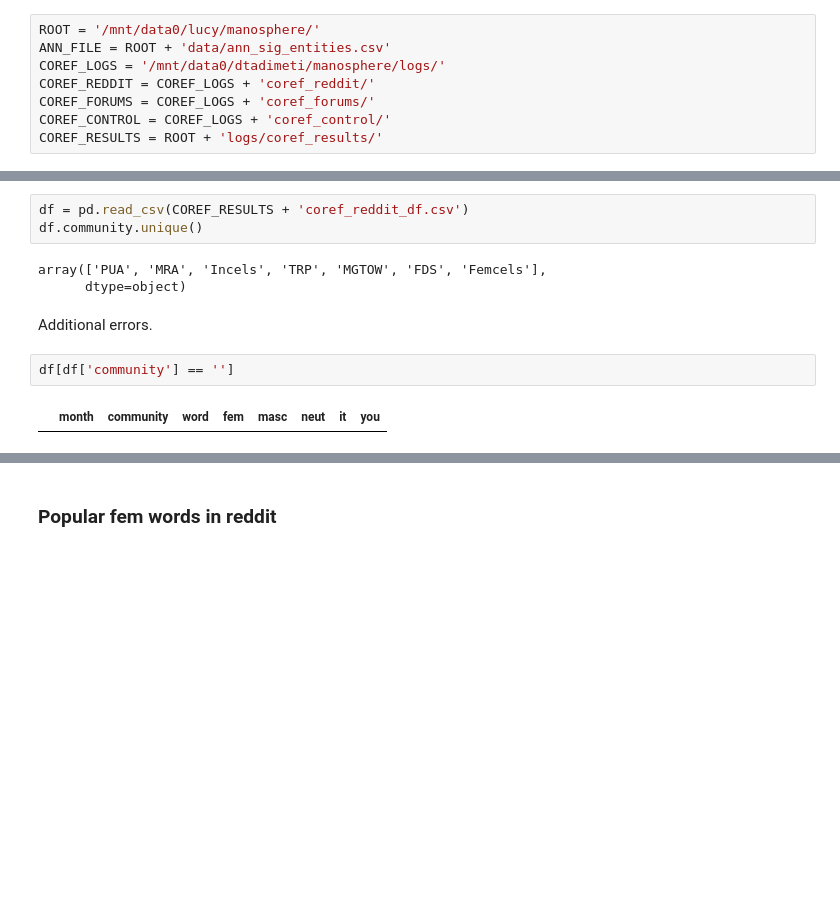
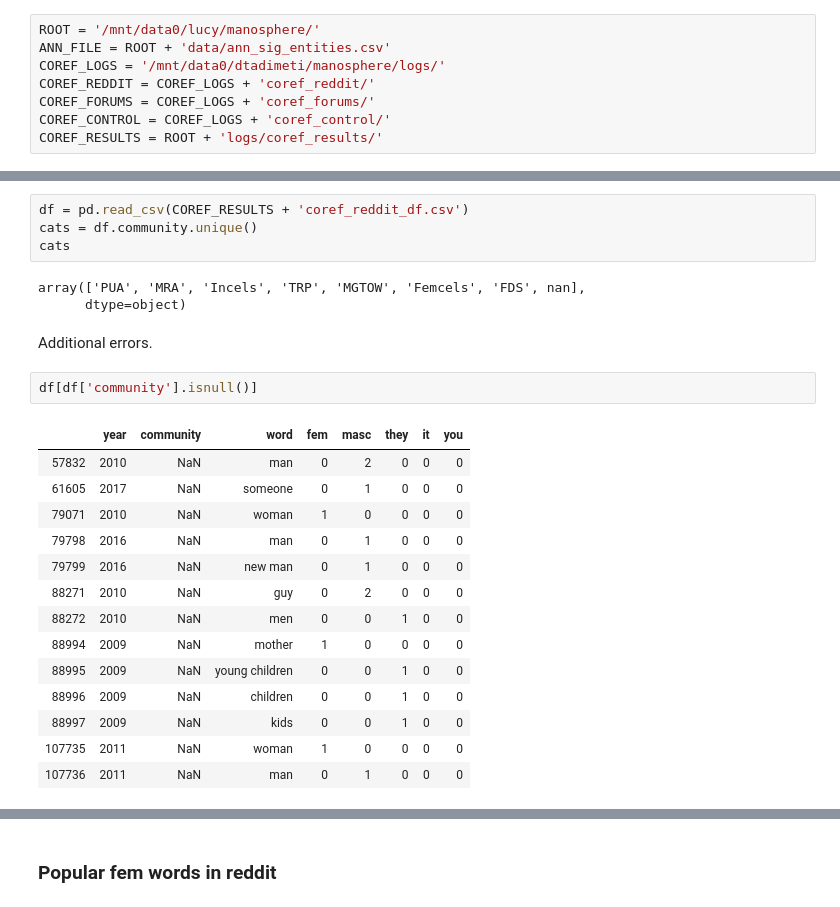
Before and after one commit to lucy3/context_semantic_axes, a Jupyter notebook: code/coref_viz.ipynb, the cells around one changed output, grey strips where cells are left out. Cells and saved outputs as stored; diff of their text form; blank space fills up the shorter version.

```diff
--- a/code/coref_viz.ipynb
+++ b/code/coref_viz.ipynb
@@ -28,15 +27,29 @@ with open(SUB_META, 'r') as infile:
 # %%
 df = pd.read_csv(COREF_RESULTS + 'coref_reddit_df.csv')
-df.community.unique()
+cats = df.community.unique()
+cats
 # %% [output]
-array(['PUA', 'MRA', 'Incels', 'TRP', 'MGTOW', 'FDS', 'Femcels'],
+array(['PUA', 'MRA', 'Incels', 'TRP', 'MGTOW', 'Femcels', 'FDS', nan],
       dtype=object)
 # %% [markdown]
 Additional errors.
 # %%
-df[df['community'] == '']
+df[df['community'].isnull()]
 # %% [output]
-|  | month | community | word | fem | masc | neut | it | you |
+|  | year | community | word | fem | masc | they | it | you |
+| 57832 | 2010 | NaN | man | 0 | 2 | 0 | 0 | 0 |
+| 61605 | 2017 | NaN | someone | 0 | 1 | 0 | 0 | 0 |
+| 79071 | 2010 | NaN | woman | 1 | 0 | 0 | 0 | 0 |
+| 79798 | 2016 | NaN | man | 0 | 1 | 0 | 0 | 0 |
+| 79799 | 2016 | NaN | new man | 0 | 1 | 0 | 0 | 0 |
+| 88271 | 2010 | NaN | guy | 0 | 2 | 0 | 0 | 0 |
+| 88272 | 2010 | NaN | men | 0 | 0 | 1 | 0 | 0 |
+| 88994 | 2009 | NaN | mother | 1 | 0 | 0 | 0 | 0 |
+| 88995 | 2009 | NaN | young children | 0 | 0 | 1 | 0 | 0 |
+| 88996 | 2009 | NaN | children | 0 | 0 | 1 | 0 | 0 |
+| 88997 | 2009 | NaN | kids | 0 | 0 | 1 | 0 | 0 |
+| 107735 | 2011 | NaN | woman | 1 | 0 | 0 | 0 | 0 |
+| 107736 | 2011 | NaN | man | 0 | 1 | 0 | 0 | 0 |
 # %%
 print(sum(df['fem'].to_list()))
 print(sum(df['masc'].to_list()))
```
Also changed, not shown: parts of 53 cells of this notebook, 6 other files.
